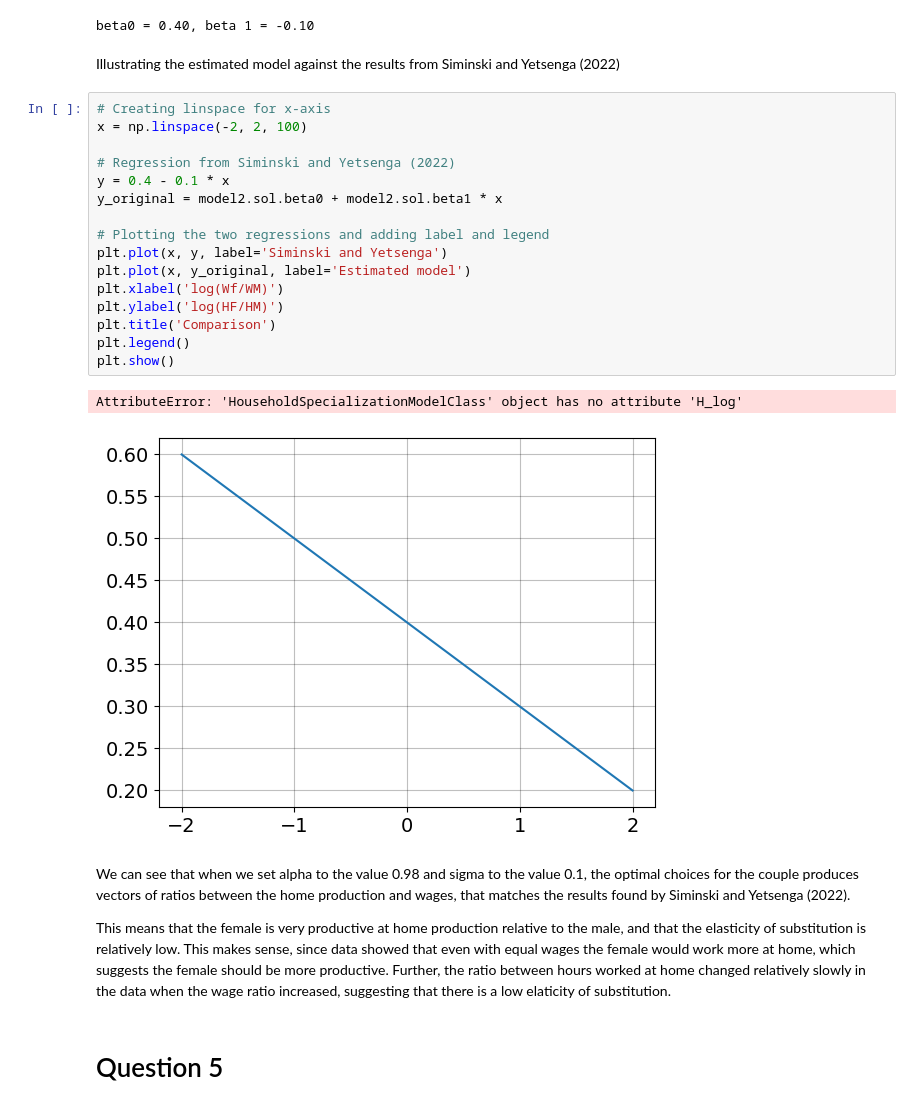
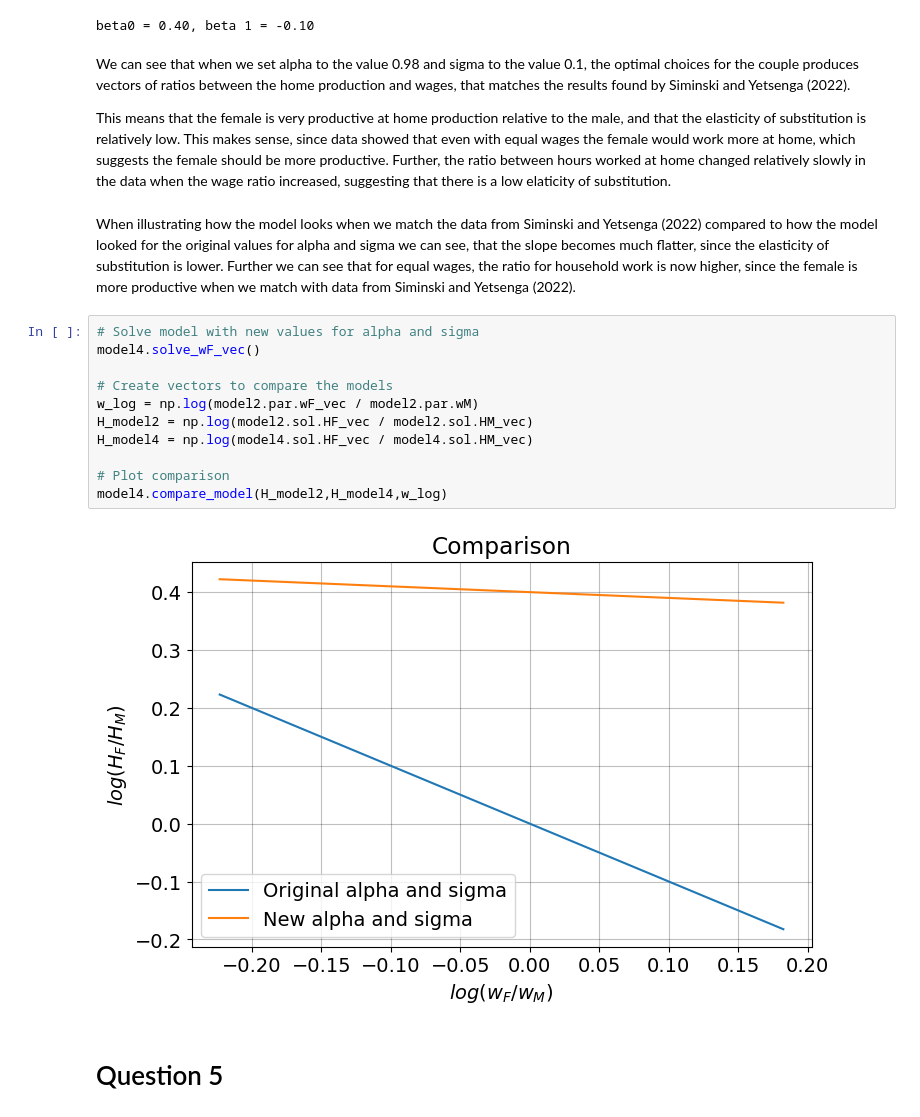
Before and after one commit to NumEconCopenhagen/projects-2023-jos-p-og-tex, a Jupyter notebook: inauguralproject/inauguralproject.ipynb, the cells around one changed output. Cells and saved outputs as stored; diff of their text form.

Commit message:
Plot i opgave 4

```diff
--- a/inauguralproject/inauguralproject.ipynb
+++ b/inauguralproject/inauguralproject.ipynb
@@ -149,31 +152,25 @@ sol = model4.run_regression()
 print(f"beta0 = {model4.sol.beta0:.2f}, beta 1 = {model4.sol.beta1:.2f}")
 # %% [output]
 beta0 = 0.40, beta 1 = -0.10
-# %% [markdown]
-Illustrating the estimated model against the results from Siminski and Yetsenga (2022)
-# %%
-# Creating linspace for x-axis
-x = np.linspace(-2, 2, 100)
-
-# Regression from Siminski and Yetsenga (2022)
-y = 0.4 - 0.1 * x
-y_original = model2.sol.beta0 + model2.sol.beta1 * x
-
-# Plotting the two regressions and adding label and legend
-plt.plot(x, y, label='Siminski and Yetsenga')
-plt.plot(x, y_original, label='Estimated model')
-plt.xlabel('log(Wf/WM)')
-plt.ylabel('log(HF/HM)')
-plt.title('Comparison')
-plt.legend()
-plt.show()
-# %% [output]
-AttributeError: 'HouseholdSpecializationModelClass' object has no attribute 'H_log'
-[figure, removed]
 # %% [markdown]
 We can see that when we set alpha to the value 0.98 and sigma to the value 0.1, the optimal choices for the couple produces vectors of ratios between the home production and wages, that matches the results found by Siminski and Yetsenga (2022).
 
 This means that the female is very productive at home production relative to the male, and that the elasticity of substitution is relatively low. This makes sense, since data showed that even with equal wages the female would work more at home, which suggests the female should be more productive. Further, the ratio between hours worked at home changed relatively slowly in the data when the wage ratio increased, suggesting that there is a low elaticity of substitution.
+# %% [markdown]
+When illustrating how the model looks when we match the data from Siminski and Yetsenga (2022) compared to how the model  looked for the original values for alpha and sigma we can see, that the slope becomes much flatter, since the elasticity of substitution is lower. Further we can see that for equal wages, the ratio for household work is now higher, since the female is more productive when we match with data from Siminski and Yetsenga (2022).
+# %%
+# Solve model with new values for alpha and sigma
+model4.solve_wF_vec()
+
+# Create vectors to compare the models
+w_log = np.log(model2.par.wF_vec / model2.par.wM)
+H_model2 = np.log(model2.sol.HF_vec / model2.sol.HM_vec)
+H_model4 = np.log(model4.sol.HF_vec / model4.sol.HM_vec)
+
+# Plot comparison
+model4.compare_model(H_model2,H_model4,w_log)
+# %% [output]
+[figure, added]
 # %% [markdown]
 # Question 5
 # %% [markdown]
```
Also changed, not shown: parts of 1 cell of this notebook, 1 other file.
